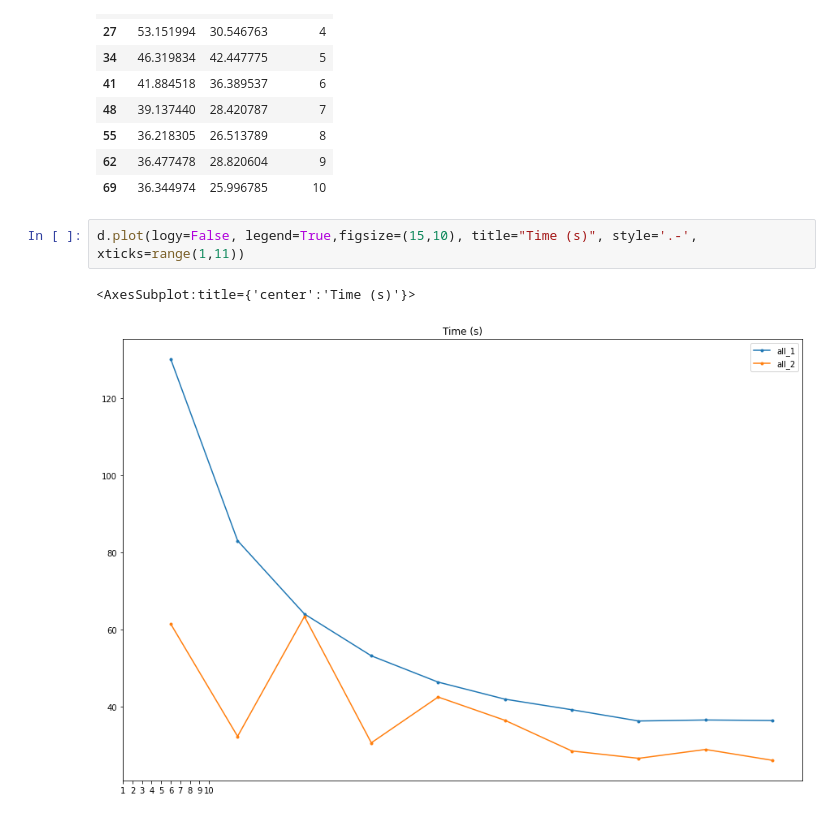
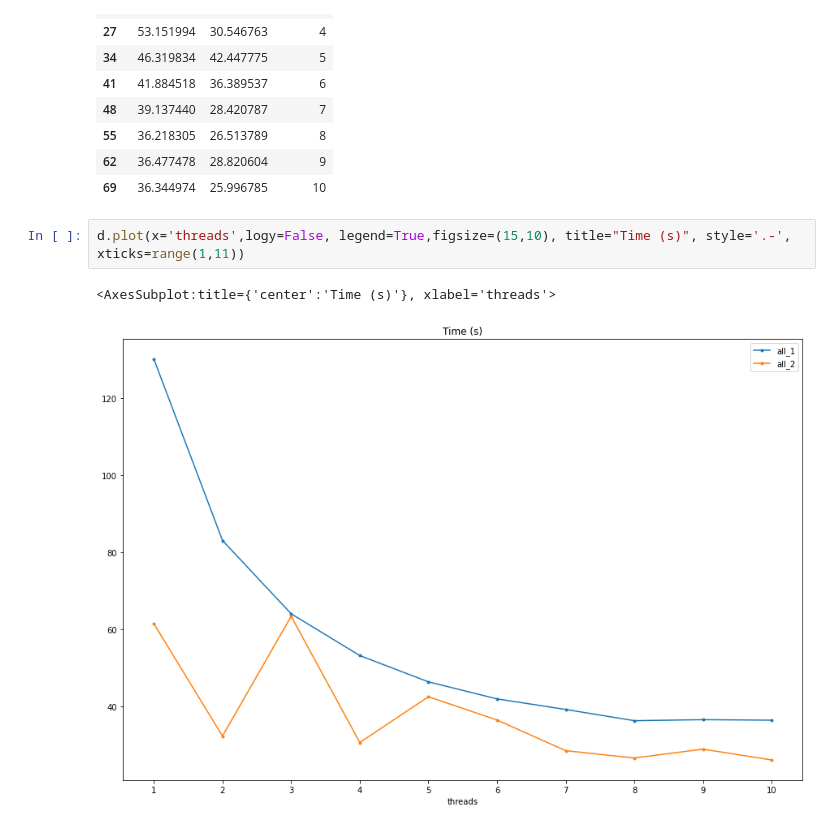
Before and after one commit to maciektr/parallel_lab, a Jupyter notebook: report2/report2.ipynb, the cells around one changed output. Cells and saved outputs as stored; diff of their text form.

Commit message:
Chart fix

```diff
--- a/report2/report2.ipynb
+++ b/report2/report2.ipynb
@@ -545,7 +546,7 @@ d
 | 62 | 36.477478 | 28.820604 | 9 |
 | 69 | 36.344974 | 25.996785 | 10 |
 # %%
-d.plot(logy=False, legend=True,figsize=(15,10), title="Time (s)", style='.-', xticks=range(1,11))
+d.plot(x='threads',logy=False, legend=True,figsize=(15,10), title="Time (s)", style='.-', xticks=range(1,11))
 # %% [output]
-<AxesSubplot:title={'center':'Time (s)'}>
+<AxesSubplot:title={'center':'Time (s)'}, xlabel='threads'>
-[figure, old version]
+[figure, new version]
```
Also changed, not shown: parts of 2 cells of this notebook.
